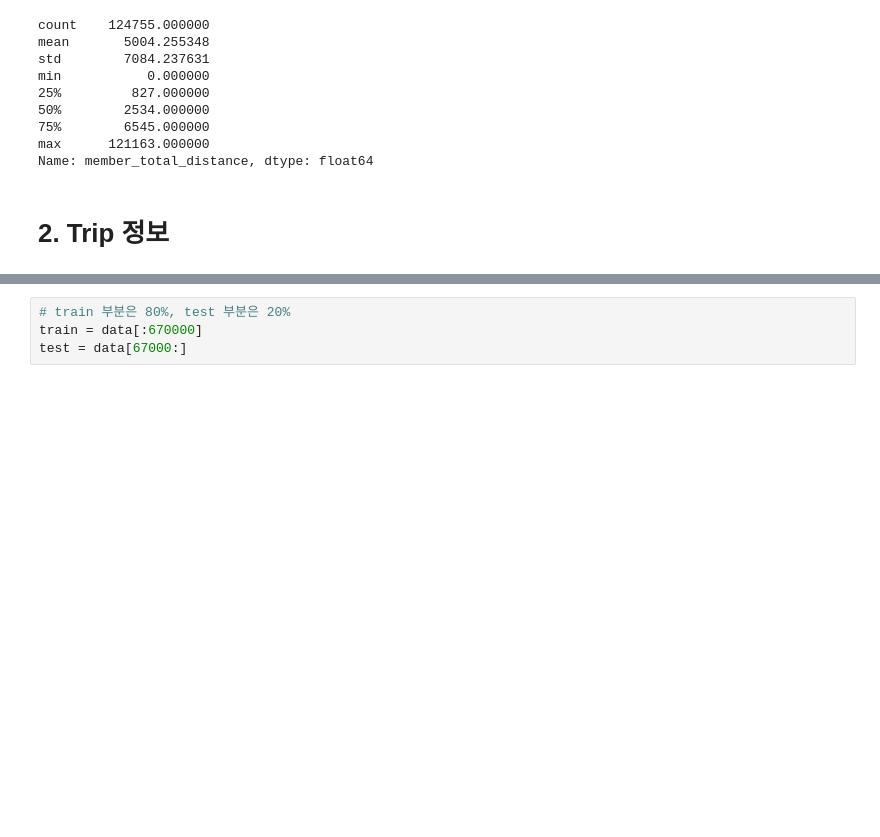
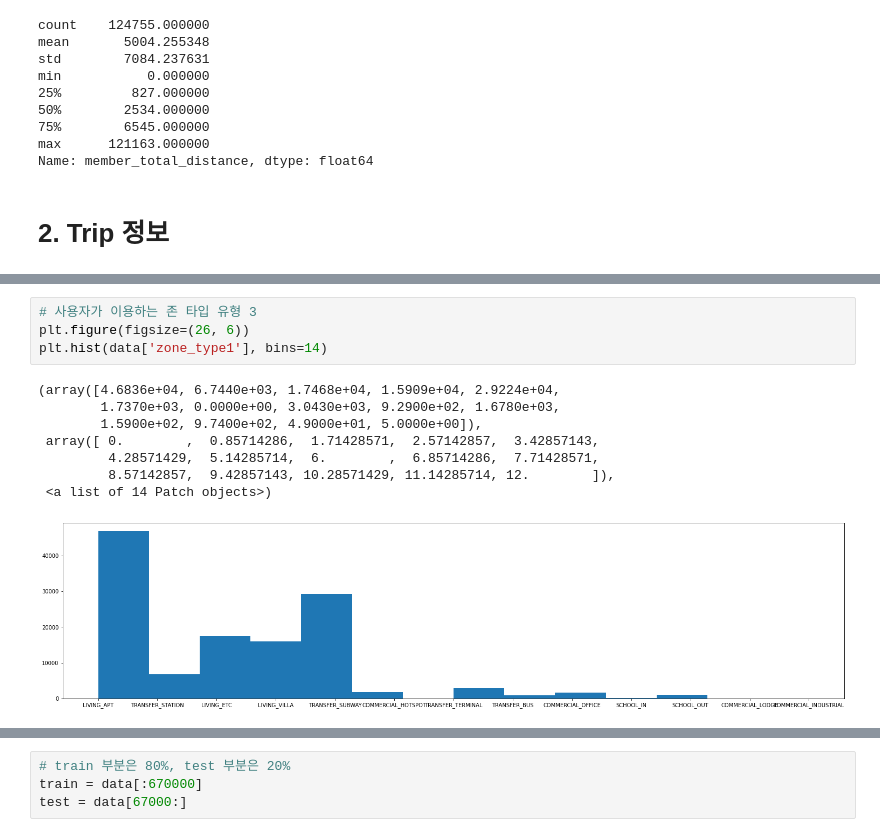
Before and after one commit to easttuna/Sodascar_User-clustering-and-classification-model-based-on-usage-history, a Jupyter notebook: EDA.ipynb, the cells around one changed output, grey strips where cells are left out. Cells and saved outputs as stored; diff of their text form; blank space fills up the shorter version.

```diff
--- a/EDA.ipynb
+++ b/EDA.ipynb
@@ -160,3 +160,16 @@ df.tail()
 | 124752 | 서울특별시 강남구 | 스토닉 | LIVING_VILLA | TRANSFER_SUBWAY | COMMERCIAL_HOTSPOT | 서울특별시 강남구,서울특별시 강남구,서울특별시 강남구,경기도... | 0 days 10:49:23 |
 | 124753 | 경기도 고양시 일산서구 | 올뉴모닝 | LIVING_APT | TRANSFER_SUBWAY | COMMERCIAL_HOTSPOT | 경기도 고양시 일산서구,경기도 파주시,경기도 파주시,경기도 ... | 0 days 22:14:40 |
 | 124754 | 서울특별시 강남구 | 코나 | LIVING_APT | TRANSFER_BUS | ETC | 서울특별시 강남구,강원도 강릉시,강원도 속초시,강원도 양양군... | 1 days 15:01:09 |
+# %%
+# 사용자가 이용하는 존 타입 유형 3
+plt.figure(figsize=(26, 6))
+plt.hist(data['zone_type1'], bins=14)
+# %% [output]
+(array([4.6836e+04, 6.7440e+03, 1.7468e+04, 1.5909e+04, 2.9224e+04,
+        1.7370e+03, 0.0000e+00, 3.0430e+03, 9.2900e+02, 1.6780e+03,
+        1.5900e+02, 9.7400e+02, 4.9000e+01, 5.0000e+00]),
+ array([ 0.        ,  0.85714286,  1.71428571,  2.57142857,  3.42857143,
+         4.28571429,  5.14285714,  6.        ,  6.85714286,  7.71428571,
+         8.57142857,  9.42857143, 10.28571429, 11.14285714, 12.        ]),
+ <a list of 14 Patch objects>)
+[figure, added]
```
Also changed, not shown: parts of 3 cells of this notebook.
